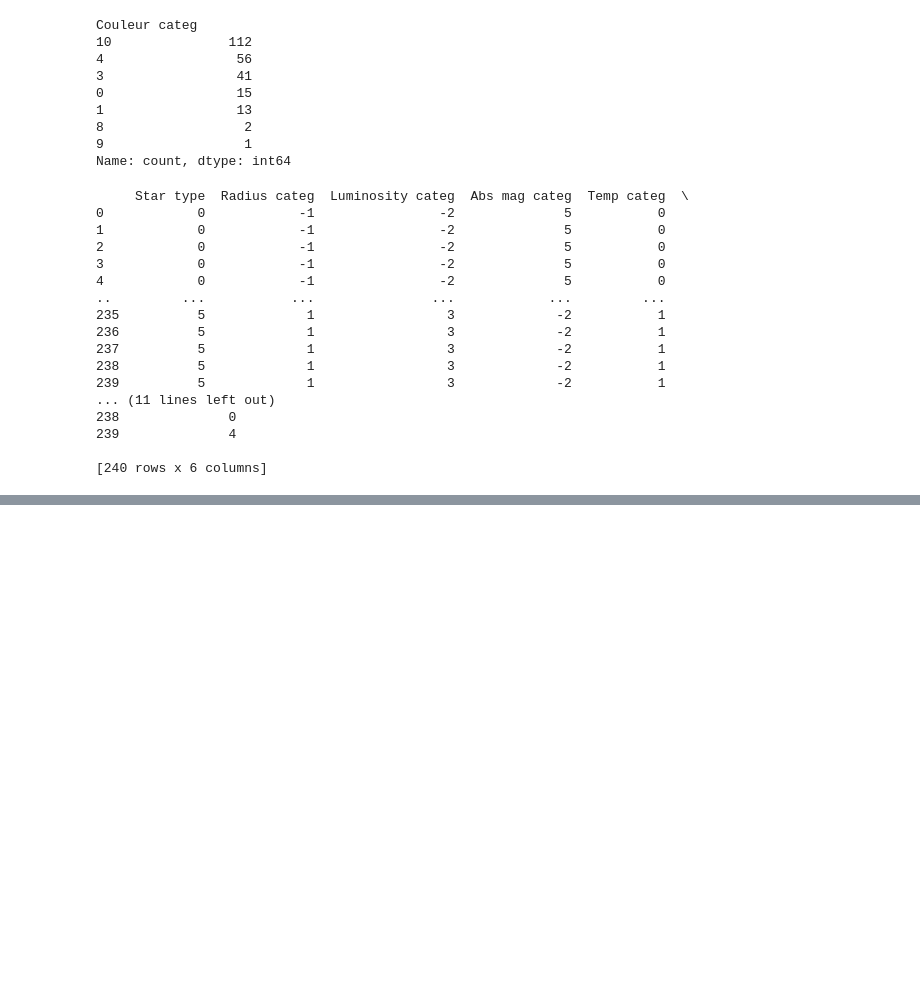
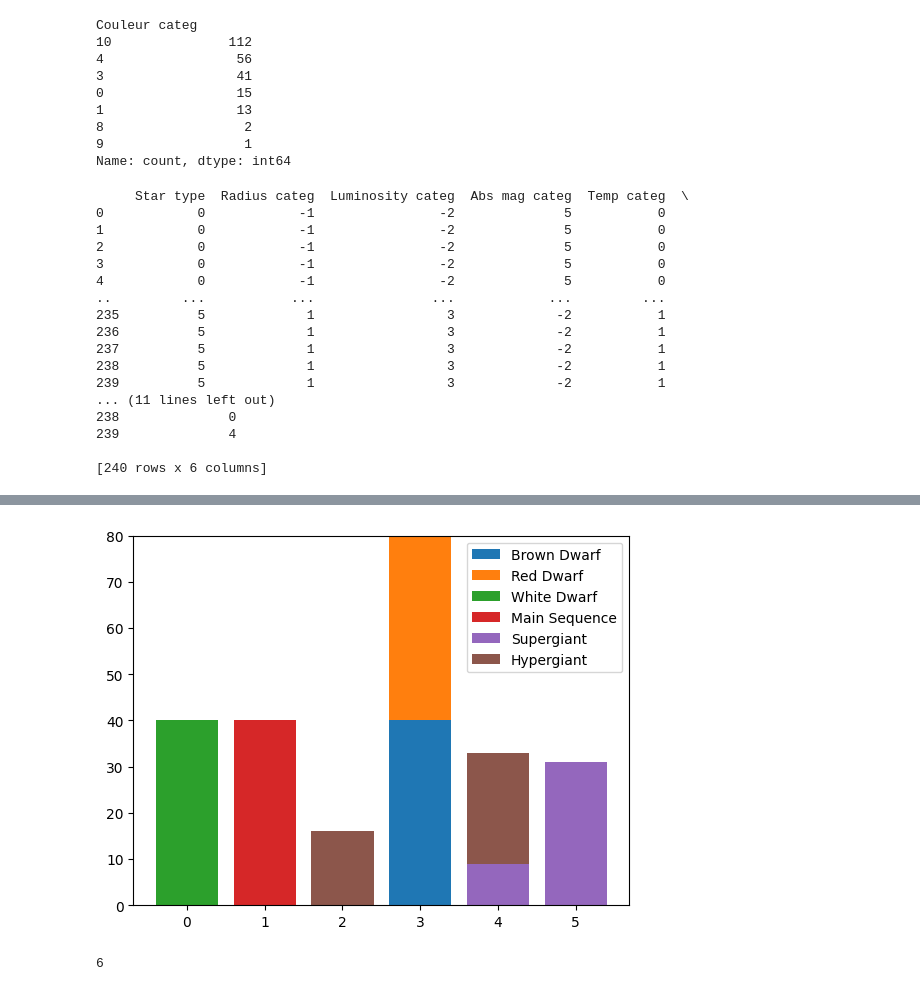
Before and after one commit to BenjaminPINEAU/star-class-prediction, a Jupyter notebook: variables_categorielles.ipynb, the cells around one changed output, grey strips where cells are left out. Drawn from its saved outputs; the diff is of its cells as text; code cells hidden in the pictures; blank space fills up the shorter version.

```diff
--- a/variables_categorielles.ipynb
+++ b/variables_categorielles.ipynb
@@ -262,0 +263,30 @@ Matrice de confusion :
+# %%
+n_compo = 6
+cat_finales = np.unique(Y_pred_array)
+abs = [i for i in range(n_compo)]
+long_absc = len(cat_finales)
+star_cat = np.array(['Brown Dwarf', 'Red Dwarf', 'White Dwarf', 'Main Sequence',
+       'Supergiant', 'Hypergiant'])
+
+Y_goal_pd = pd.read_csv('valeurs_cibles.csv')
+Y_goal = Y_goal_pd.to_numpy()
+
+bottom = np.zeros(n_compo)  # Initialize the bottom for stacking
+
+for e in star_cat:
+    valeurs_e = np.zeros(n_compo)
+    for i in cat_finales:
+
+        valeurs_e[i] = 0
+        for j in range(len(Y_pred_array)):
+            if Y_goal[j] == e and Y_pred_array[j] == i:
+                valeurs_e[i] += 1
+    plt.bar(abs, valeurs_e, bottom=bottom, label=e)  # Stack bars using 'bottom'
+    bottom += valeurs_e  # Update the bottom for the next category
+
+plt.legend()
+plt.show()
+print(len(cat_finales))
+# %% [output]
+[figure, added]
+6
```
Also changed, not shown: parts of 3 cells of this notebook, 3 other files.
